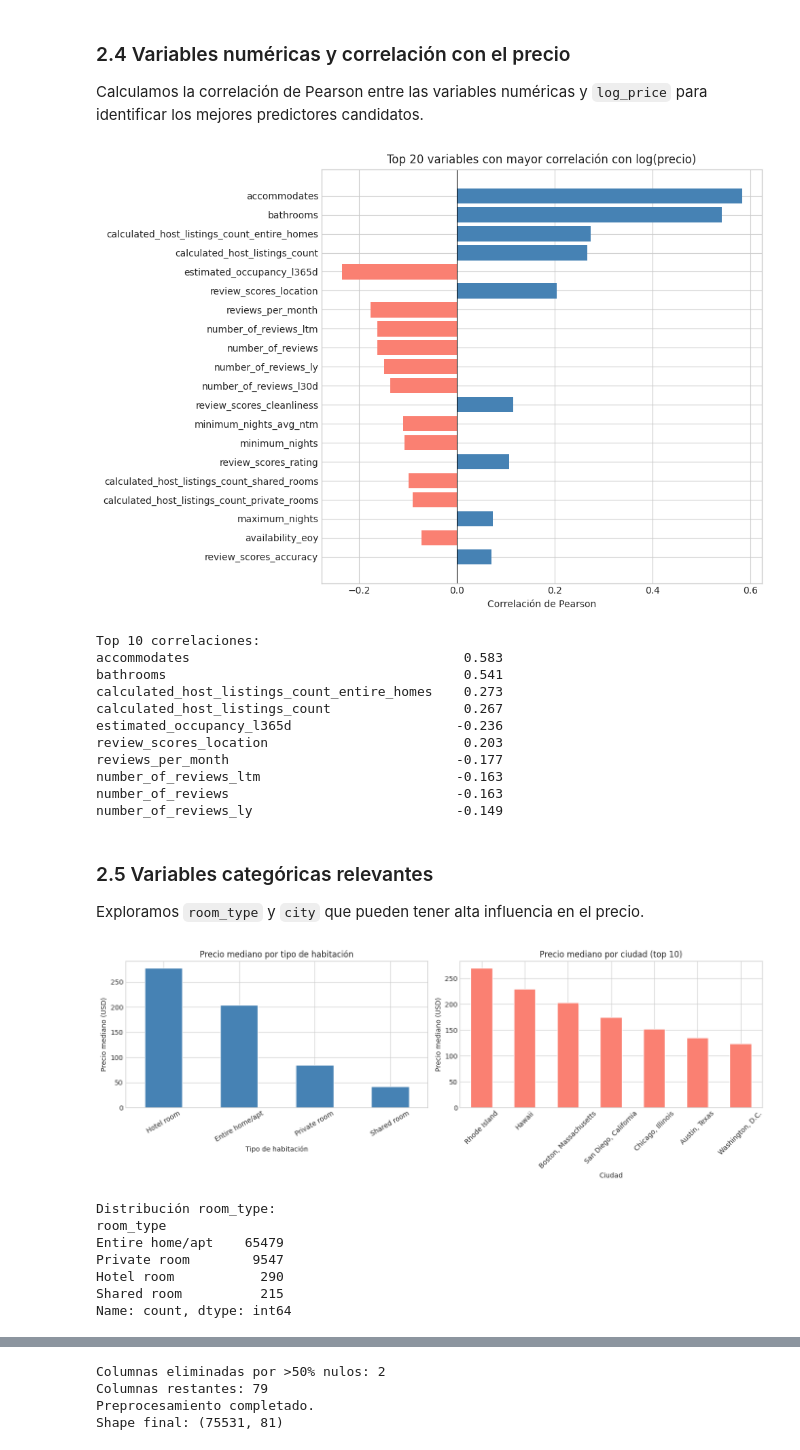
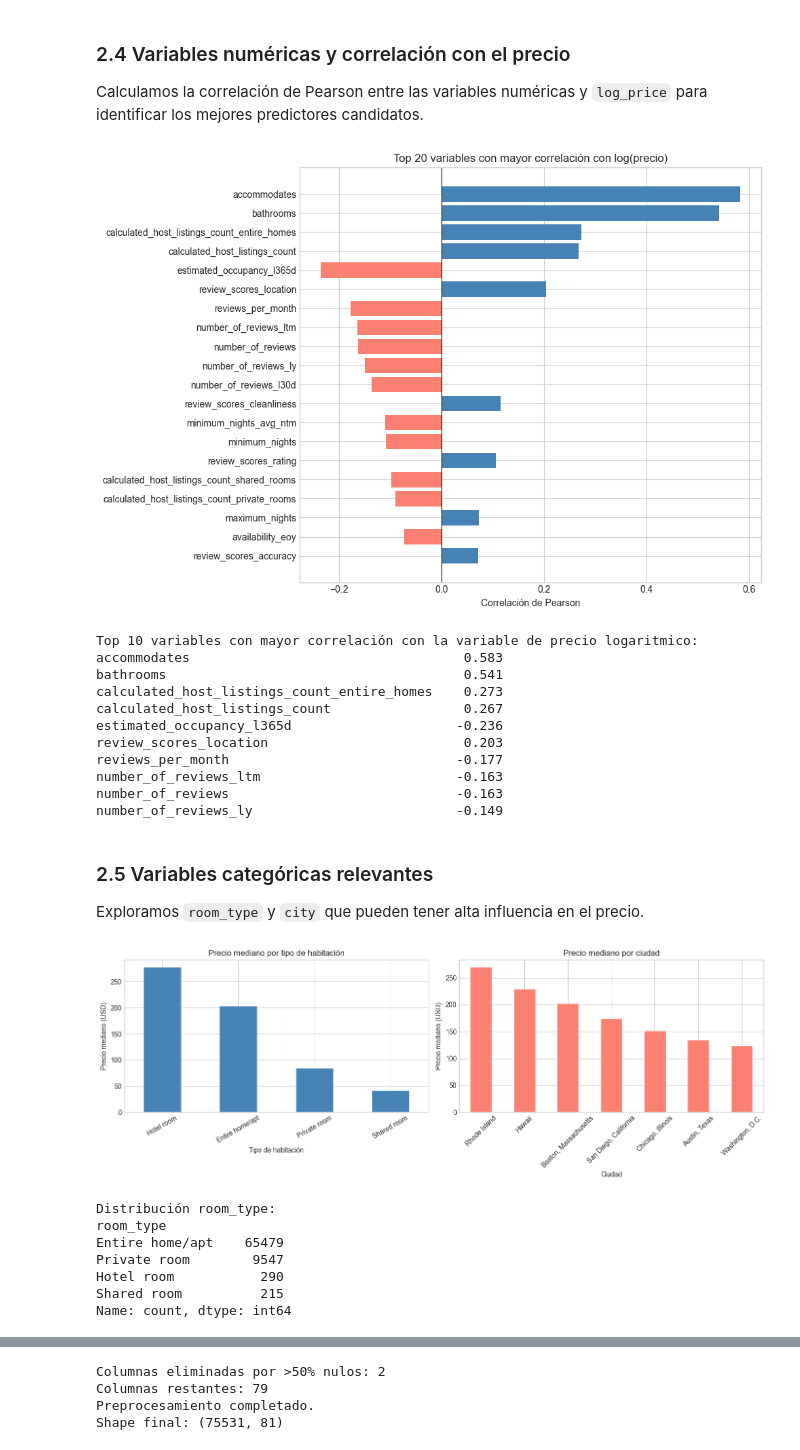
Before and after one commit to Jonialen/mineDatos-lab3, a Jupyter notebook: lab3.ipynb, the cells around one changed output, grey strips where cells are left out. Cells and saved outputs as stored; diff of their text form; code cells hidden in the pictures.

```diff
--- a/lab3.ipynb
+++ b/lab3.ipynb
@@ -213,11 +219,11 @@ plt.xlabel('Correlación de Pearson')
 plt.tight_layout()
 plt.show()
 
-print('Top 10 correlaciones:')
+print('Top 10 variables con mayor correlación con la variable de precio logaritmico:')
 print(corr_with_price.head(10).round(3).to_string())
 # %% [output]
-[figure, old version]
+[figure, new version]
-Top 10 correlaciones:
+Top 10 variables con mayor correlación con la variable de precio logaritmico:
 accommodates                                   0.583
 bathrooms                                      0.541
 calculated_host_listings_count_entire_homes    0.273
@@ -235,29 +241,29 @@ Exploramos `room_type` y `city` que pueden tener alta influencia en el precio.
 # %%
 fig, axes = plt.subplots(1, 2, figsize=(14, 5))
 
 # Precio promedio por tipo de habitación
 rt_mean = df.groupby('room_type')['price'].median().sort_values(ascending=False)
 rt_mean.plot(kind='bar', ax=axes[0], color='steelblue', edgecolor='white')
 axes[0].set_title('Precio mediano por tipo de habitación')
 axes[0].set_xlabel('Tipo de habitación')
 axes[0].set_ylabel('Precio mediano (USD)')
 axes[0].tick_params(axis='x', rotation=30)
 
 # Precio promedio por ciudad (top 10)
 city_mean = df.groupby('city')['price'].median().sort_values(ascending=False).head(10)
 city_mean.plot(kind='bar', ax=axes[1], color='salmon', edgecolor='white')
-axes[1].set_title('Precio mediano por ciudad (top 10)')
+axes[1].set_title('Precio mediano por ciudad')
 axes[1].set_xlabel('Ciudad')
 axes[1].set_ylabel('Precio mediano (USD)')
 axes[1].tick_params(axis='x', rotation=45)
 
 plt.tight_layout()
 plt.show()
 
 print('Distribución room_type:')
 print(df['room_type'].value_counts())
 # %% [output]
-[figure, old version]
+[figure, new version]
 Distribución room_type:
 room_type
 Entire home/apt    65479
```
Also changed, not shown: parts of 39 cells of this notebook.
